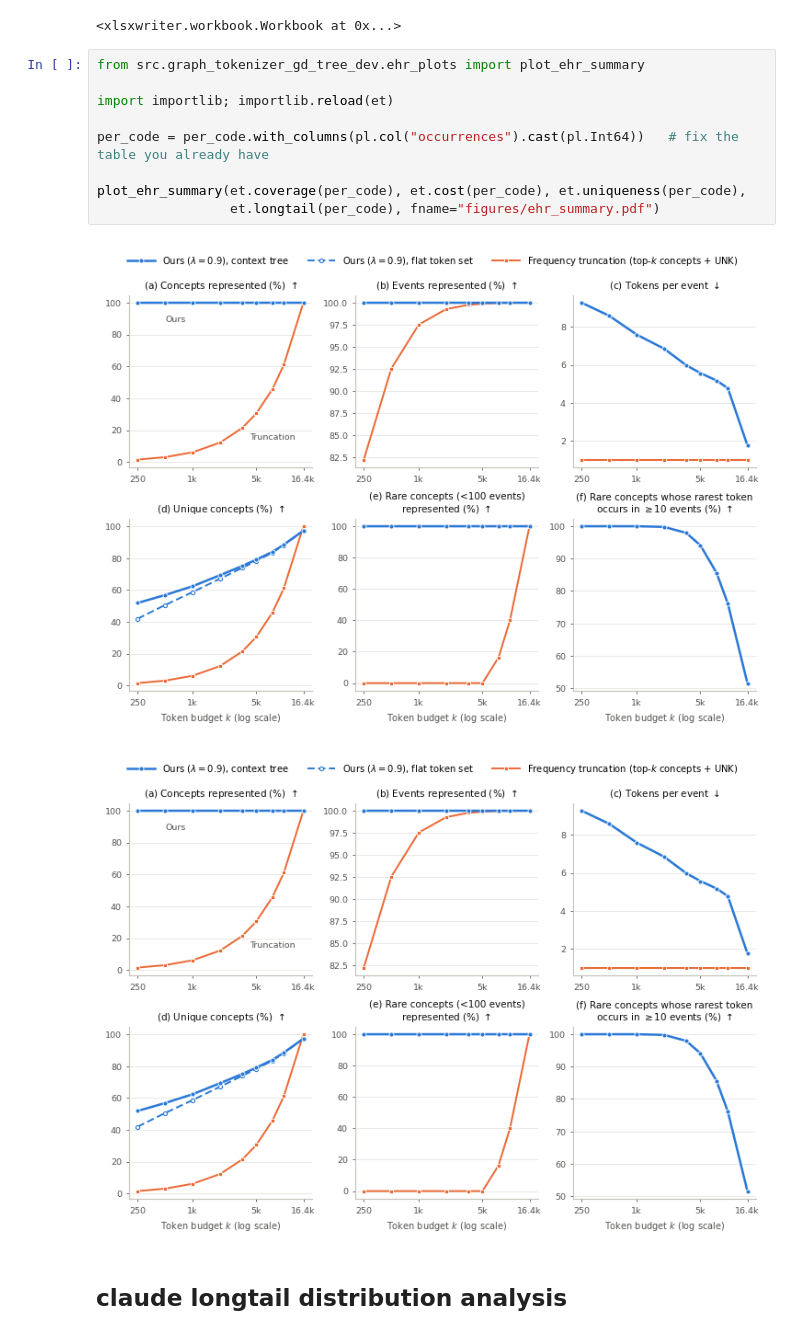
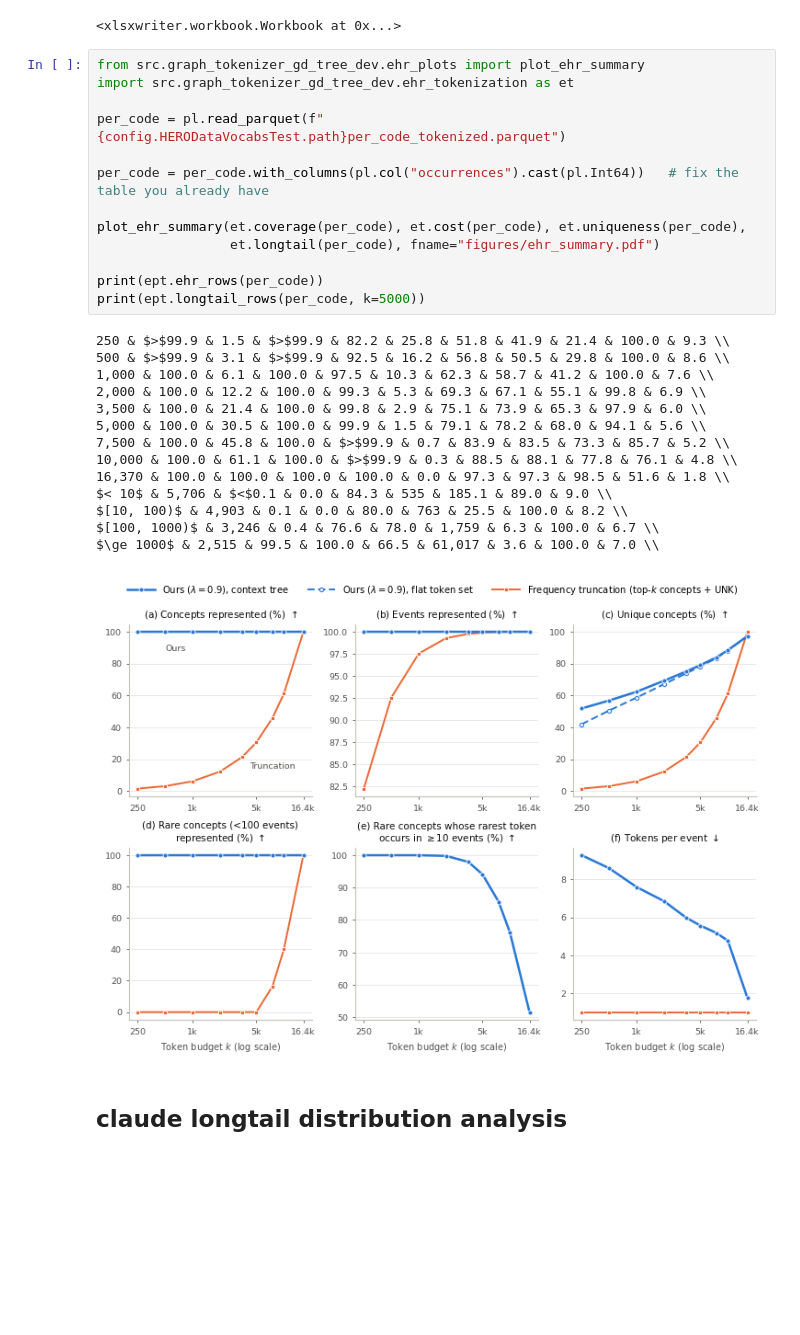
Before and after one commit to yy-suisse/greedy_tree_tokenizer, a Jupyter notebook: 6.analysis_real_data.ipynb, the cells around one changed output. Drawn from its saved outputs; the diff is of its cells as text; blank space fills up the shorter version.

```diff
--- a/6.analysis_real_data.ipynb
+++ b/6.analysis_real_data.ipynb
@@ -387,16 +391,32 @@ cst.write_excel(f"{config.HERODataVocabsTest.path}analysis/cst.xlsx")
 <xlsxwriter.workbook.Workbook at 0x...>
 # %%
 from src.graph_tokenizer_gd_tree_dev.ehr_plots import plot_ehr_summary
+import src.graph_tokenizer_gd_tree_dev.ehr_tokenization as et
 
-import importlib; importlib.reload(et)
+per_code = pl.read_parquet(f"{config.HERODataVocabsTest.path}per_code_tokenized.parquet")
 
 per_code = per_code.with_columns(pl.col("occurrences").cast(pl.Int64))   # fix the table you already have
 
 plot_ehr_summary(et.coverage(per_code), et.cost(per_code), et.uniqueness(per_code),
                  et.longtail(per_code), fname="figures/ehr_summary.pdf")
+
+print(ept.ehr_rows(per_code))
+print(ept.longtail_rows(per_code, k=5000))
 # %% [output]
+250 & $>$99.9 & 1.5 & $>$99.9 & 82.2 & 25.8 & 51.8 & 41.9 & 21.4 & 100.0 & 9.3 \\
+500 & $>$99.9 & 3.1 & $>$99.9 & 92.5 & 16.2 & 56.8 & 50.5 & 29.8 & 100.0 & 8.6 \\
+1,000 & 100.0 & 6.1 & 100.0 & 97.5 & 10.3 & 62.3 & 58.7 & 41.2 & 100.0 & 7.6 \\
+2,000 & 100.0 & 12.2 & 100.0 & 99.3 & 5.3 & 69.3 & 67.1 & 55.1 & 99.8 & 6.9 \\
+3,500 & 100.0 & 21.4 & 100.0 & 99.8 & 2.9 & 75.1 & 73.9 & 65.3 & 97.9 & 6.0 \\
+5,000 & 100.0 & 30.5 & 100.0 & 99.9 & 1.5 & 79.1 & 78.2 & 68.0 & 94.1 & 5.6 \\
+7,500 & 100.0 & 45.8 & 100.0 & $>$99.9 & 0.7 & 83.9 & 83.5 & 73.3 & 85.7 & 5.2 \\
+10,000 & 100.0 & 61.1 & 100.0 & $>$99.9 & 0.3 & 88.5 & 88.1 & 77.8 & 76.1 & 4.8 \\
+16,370 & 100.0 & 100.0 & 100.0 & 100.0 & 0.0 & 97.3 & 97.3 & 98.5 & 51.6 & 1.8 \\
+$< 10$ & 5,706 & $<$0.1 & 0.0 & 84.3 & 535 & 185.1 & 89.0 & 9.0 \\
+$[10, 100)$ & 4,903 & 0.1 & 0.0 & 80.0 & 763 & 25.5 & 100.0 & 8.2 \\
+$[100, 1000)$ & 3,246 & 0.4 & 76.6 & 78.0 & 1,759 & 6.3 & 100.0 & 6.7 \\
+$\ge 1000$ & 2,515 & 99.5 & 100.0 & 66.5 & 61,017 & 3.6 & 100.0 & 7.0 \\
-[figure, old version]
+[figure, new version]
-[figure, removed]
 # %% [markdown]
 ## claude longtail distribution analysis
 # %%
```
Also changed, not shown: parts of 1 cell of this notebook, 12 other files.
